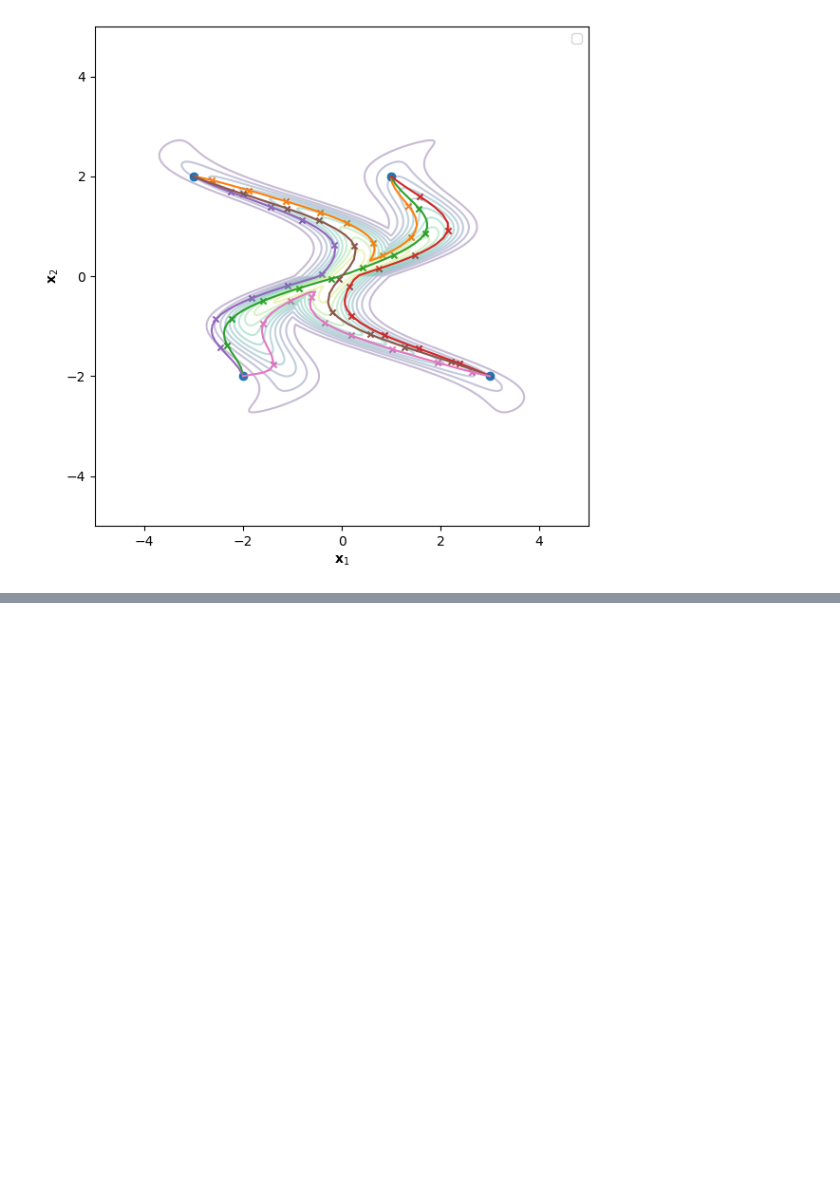
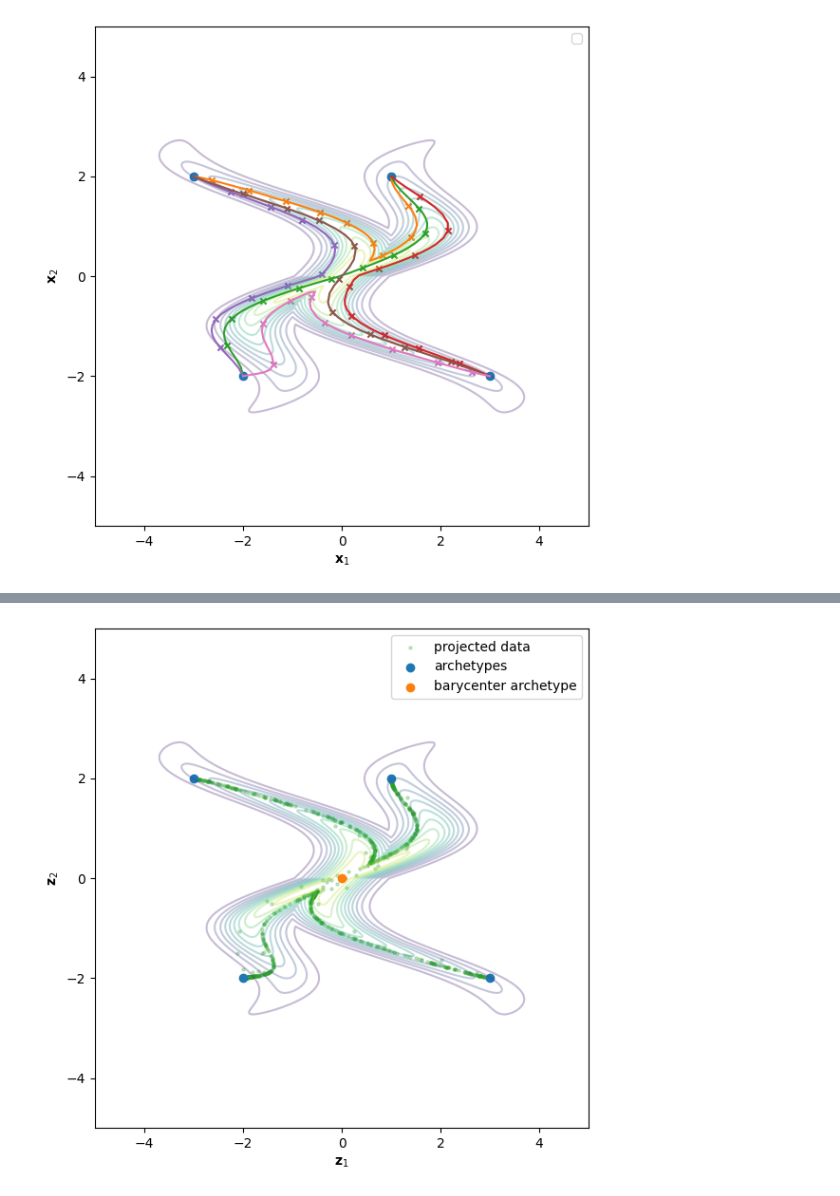
Before and after one commit to wdiepeveen/Riemannian-Archetypal-Analysis, a Jupyter notebook: river_cross_starflow.ipynb, the cells around one changed output, grey strips where cells are left out. Cells and saved outputs as stored; diff of their text form; code cells hidden in the pictures; blank space fills up the shorter version.

```diff
--- a/river_cross_starflow.ipynb
+++ b/river_cross_starflow.ipynb
@@ -165,0 +186,24 @@ plt.show()
+# %%
+# construct RAM
+phi_manifold = StandardPullbackVectorEuclidean(phi)
+ram = RiemannianArchetypalMapping(Omega_manifold, archetypes, phi_manifold=phi_manifold, beta=10.)
+# %%
+with torch.no_grad():
+    projected_data = ram.forward(data)
+
+# plot projected data
+plt.figure(figsize=(6, 6))
+plt.contour(X.numpy(), Y.numpy(), log_probs_multi.numpy(), levels=10, cmap='viridis', alpha=0.3)
+plt.scatter(projected_data[:, 0].numpy(), projected_data[:, 1].numpy(), color=plt.cm.tab10(2), s=5, alpha=0.25, label="projected data")
+plt.scatter(archetypes[:, 0].numpy(), archetypes[:, 1].numpy(), color=plt.cm.tab10(0), label="archetypes")
+plt.scatter(ram.barycentre_archetype[:, 0].detach().numpy(), ram.barycentre_archetype[:, 1].detach().numpy(), color=plt.cm.tab10(1), label="barycenter archetype")
+plt.xlabel(r'$\mathbf{z}_1$')
+plt.ylabel(r'$\mathbf{z}_2$')
+plt.xlim(-5, 5)
+plt.ylim(-5, 5)
+plt.legend()
+plt.tight_layout()
+# plt.savefig(os.path.join(results_folder, "projected_data_starflow.png"))
+plt.show()
+# %% [output]
+[figure, added]
```
Also changed, not shown: parts of 4 cells of this notebook, 17 other files.
